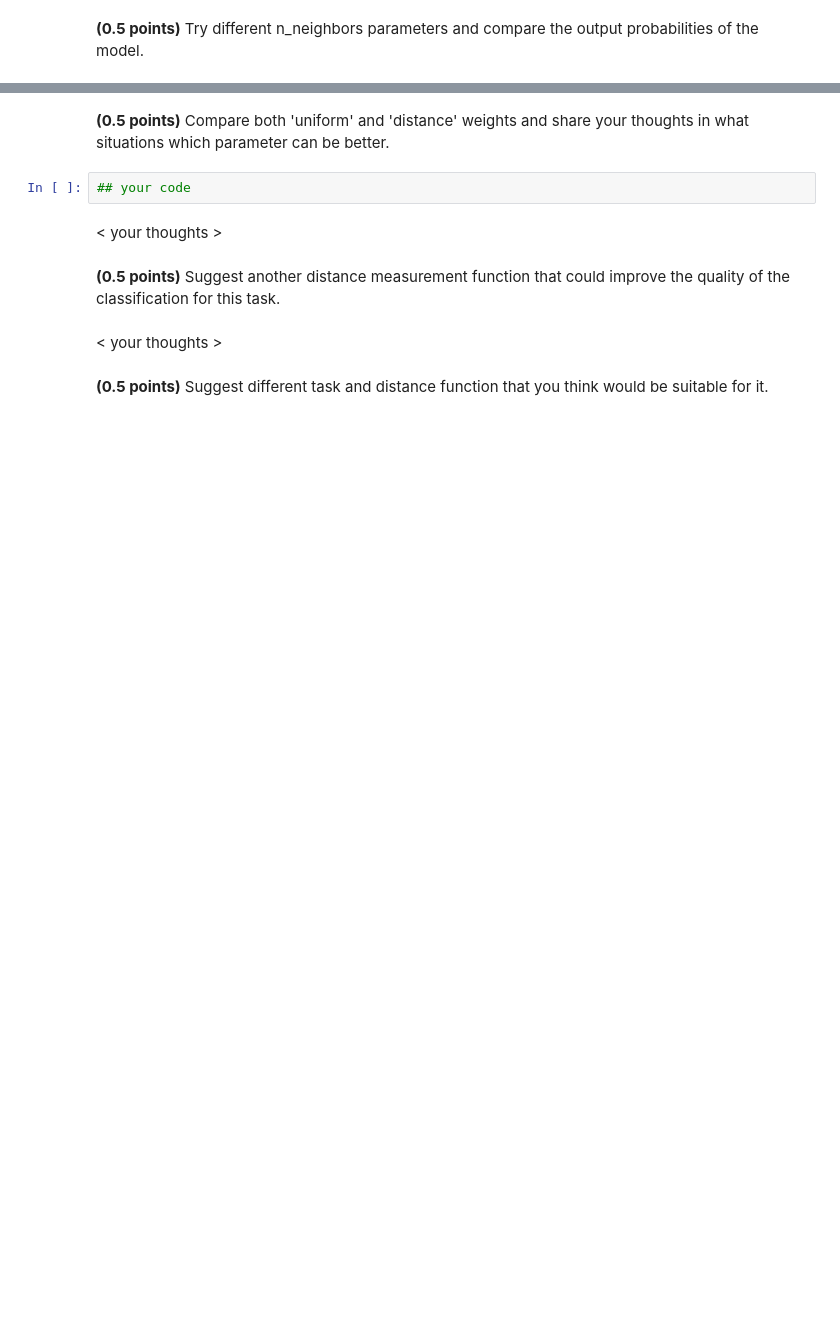
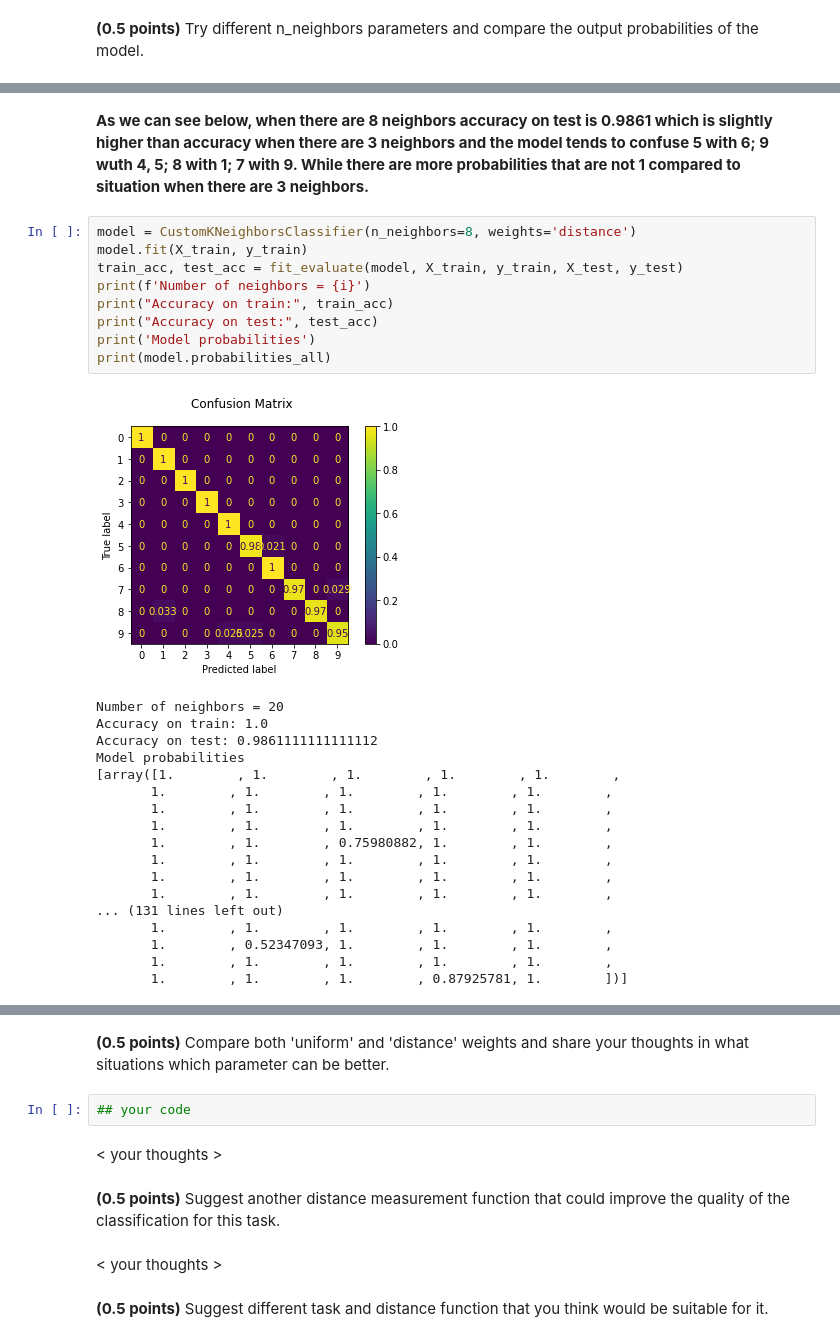
Before and after one commit to drnaida/rsschool-machine-learning-course, a Jupyter notebook: hw_classification.ipynb, the cells around one changed output, grey strips where cells are left out. Saved outputs shown, nothing was run; the diff lists cells and outputs as text; blank space fills up the shorter version.

```diff
--- a/hw_classification.ipynb
+++ b/hw_classification.ipynb
@@ -506,0 +537,30 @@ As we can see from the Confusion matrix above, the model confusses 5 with 6 and
+# %% [markdown]
+**As we can see below, when there are 8 neighbors accuracy on test is 0.9861 which is slightly higher than accuracy when there are 3 neighbors and the model tends to confuse 5 with 6; 9 wuth 4, 5; 8 with 1; 7 with 9. While there are more probabilities that are not 1 compared to situation when there are 3 neighbors.**
+# %%
+model = CustomKNeighborsClassifier(n_neighbors=8, weights='distance')
+model.fit(X_train, y_train)
+train_acc, test_acc = fit_evaluate(model, X_train, y_train, X_test, y_test)
+print(f'Number of neighbors = {i}')
+print("Accuracy on train:", train_acc)
+print("Accuracy on test:", test_acc)
+print('Model probabilities')
+print(model.probabilities_all)
+# %% [output]
+[figure, added]
+Number of neighbors = 20
+Accuracy on train: 1.0
+Accuracy on test: 0.9861111111111112
+Model probabilities
+[array([1.        , 1.        , 1.        , 1.        , 1.        ,
+       1.        , 1.        , 1.        , 1.        , 1.        ,
+       1.        , 1.        , 1.        , 1.        , 1.        ,
+       1.        , 1.        , 1.        , 1.        , 1.        ,
+       1.        , 1.        , 0.75980882, 1.        , 1.        ,
+       1.        , 1.        , 1.        , 1.        , 1.        ,
+       1.        , 1.        , 1.        , 1.        , 1.        ,
+       1.        , 1.        , 1.        , 1.        , 1.        ,
+... (131 lines left out)
+       1.        , 1.        , 1.        , 1.        , 1.        ,
+       1.        , 0.52347093, 1.        , 1.        , 1.        ,
+       1.        , 1.        , 1.        , 1.        , 1.        ,
+       1.        , 1.        , 1.        , 0.87925781, 1.        ])]
```
Also changed, not shown: parts of 12 cells of this notebook.
